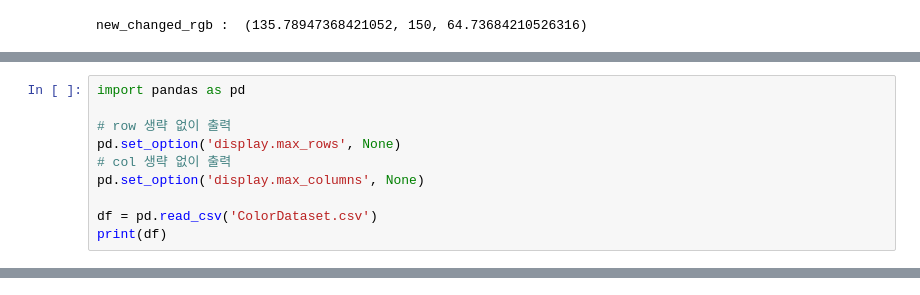
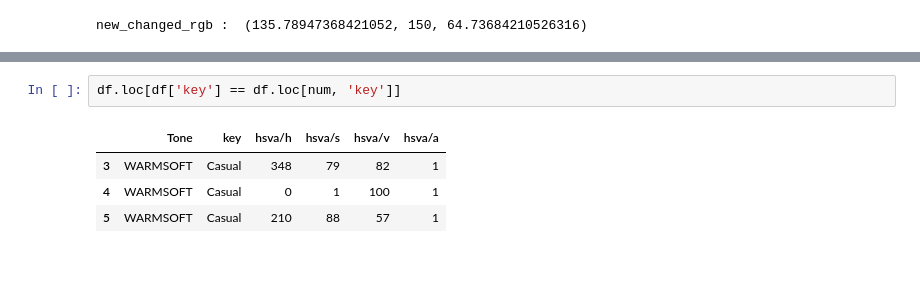
Before and after one commit to SunggooHan/Graduation_Project_Color_Recommendation, a Jupyter notebook: Color_clustering.ipynb, the cells around one changed output, grey strips where cells are left out. Saved outputs shown, nothing was run; the diff lists cells and outputs as text; blank space fills up the shorter version.

```diff
--- a/Color_clustering.ipynb
+++ b/Color_clustering.ipynb
@@ -433,10 +381,0 @@ Recommendation Color :
-# %%
-import pandas as pd
-
-# row 생략 없이 출력
-pd.set_option('display.max_rows', None)
-# col 생략 없이 출력
-pd.set_option('display.max_columns', None)
-
-df = pd.read_csv('ColorDataset.csv')
-print(df)
@@ -517,3 +508,10 @@ hsva/s           1
 hsva/v         100
 hsva/a           1
 Name: 4, dtype: object
+# %%
+df.loc[df['key'] == df.loc[num, 'key']]
+# %% [output]
+|  | Tone | key | hsva/h | hsva/s | hsva/v | hsva/a |
+| 3 | WARMSOFT | Casual | 348 | 79 | 82 | 1 |
+| 4 | WARMSOFT | Casual | 0 | 1 | 100 | 1 |
+| 5 | WARMSOFT | Casual | 210 | 88 | 57 | 1 |
```
Also changed, not shown: parts of 9 cells of this notebook.
